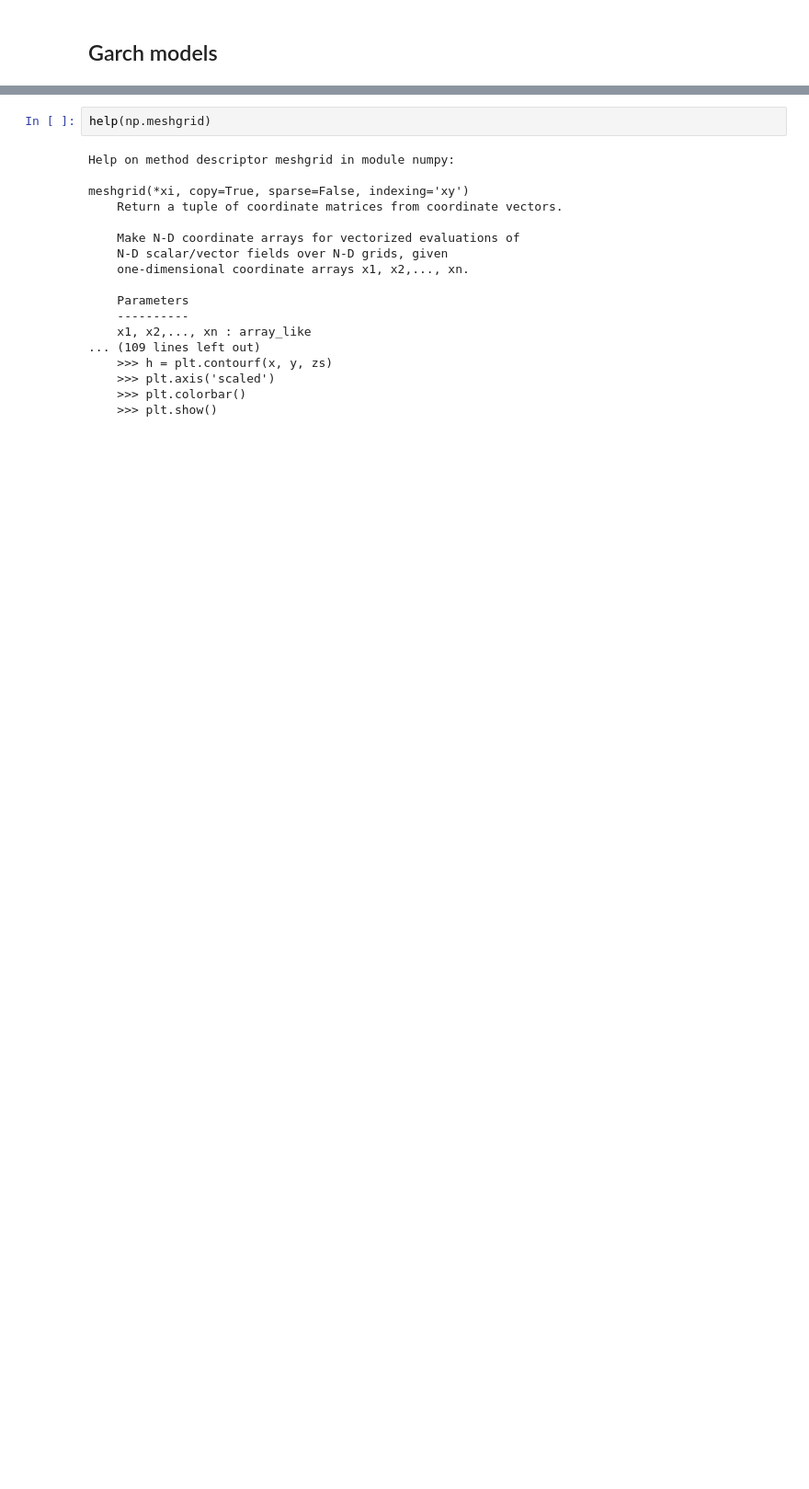
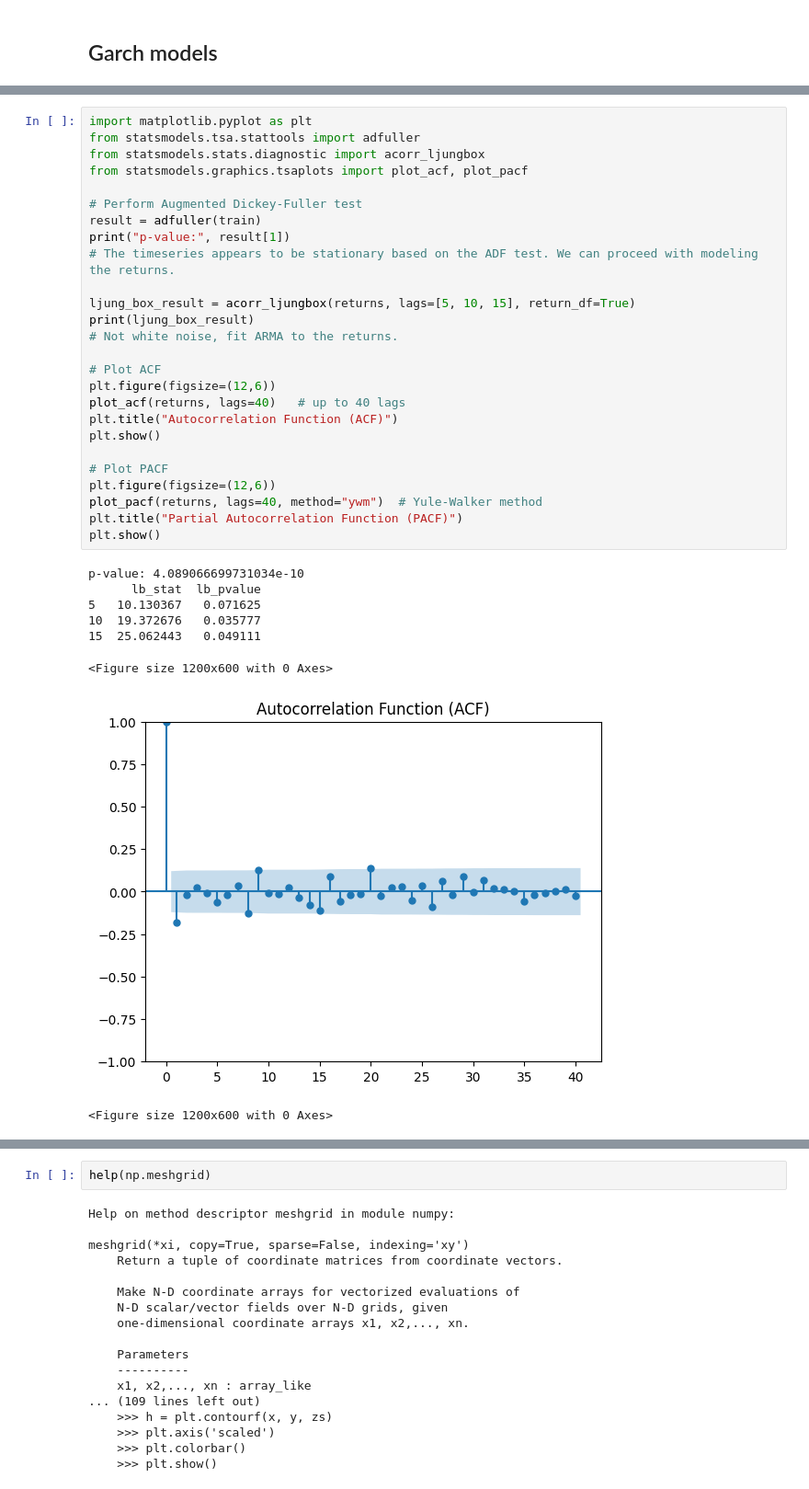
Before and after one commit to LiseVisagie/SLT-Ass1, a Jupyter notebook: Ass1_2.ipynb, the cells around one changed output, grey strips where cells are left out. Shown at 92% size. Cells and saved outputs as stored; diff of their text form; blank space fills up the shorter version.

```diff
--- a/Ass1_2.ipynb
+++ b/Ass1_2.ipynb
@@ -2,0 +17,35 @@
+# %%
+import matplotlib.pyplot as plt
+from statsmodels.tsa.stattools import adfuller
+from statsmodels.stats.diagnostic import acorr_ljungbox
+from statsmodels.graphics.tsaplots import plot_acf, plot_pacf
+
+# Perform Augmented Dickey-Fuller test
+result = adfuller(train)
+print("p-value:", result[1])
+# The timeseries appears to be stationary based on the ADF test. We can proceed with modeling the returns.
+
+ljung_box_result = acorr_ljungbox(returns, lags=[5, 10, 15], return_df=True)
+print(ljung_box_result)
+# Not white noise, fit ARMA to the returns.
+
+# Plot ACF
+plt.figure(figsize=(12,6))
+plot_acf(returns, lags=40)   # up to 40 lags
+plt.title("Autocorrelation Function (ACF)")
+plt.show()
+
+# Plot PACF
+plt.figure(figsize=(12,6))
+plot_pacf(returns, lags=40, method="ywm")  # Yule-Walker method
+plt.title("Partial Autocorrelation Function (PACF)")
+plt.show()
+# %% [output]
+p-value: 4.089066699731034e-10
+      lb_stat  lb_pvalue
+5   10.130367   0.071625
+10  19.372676   0.035777
+15  25.062443   0.049111
+<Figure size 1200x600 with 0 Axes>
+[figure, added]
+<Figure size 1200x600 with 0 Axes>
```
Also changed, not shown: parts of 4 cells of this notebook, 5 other files.
